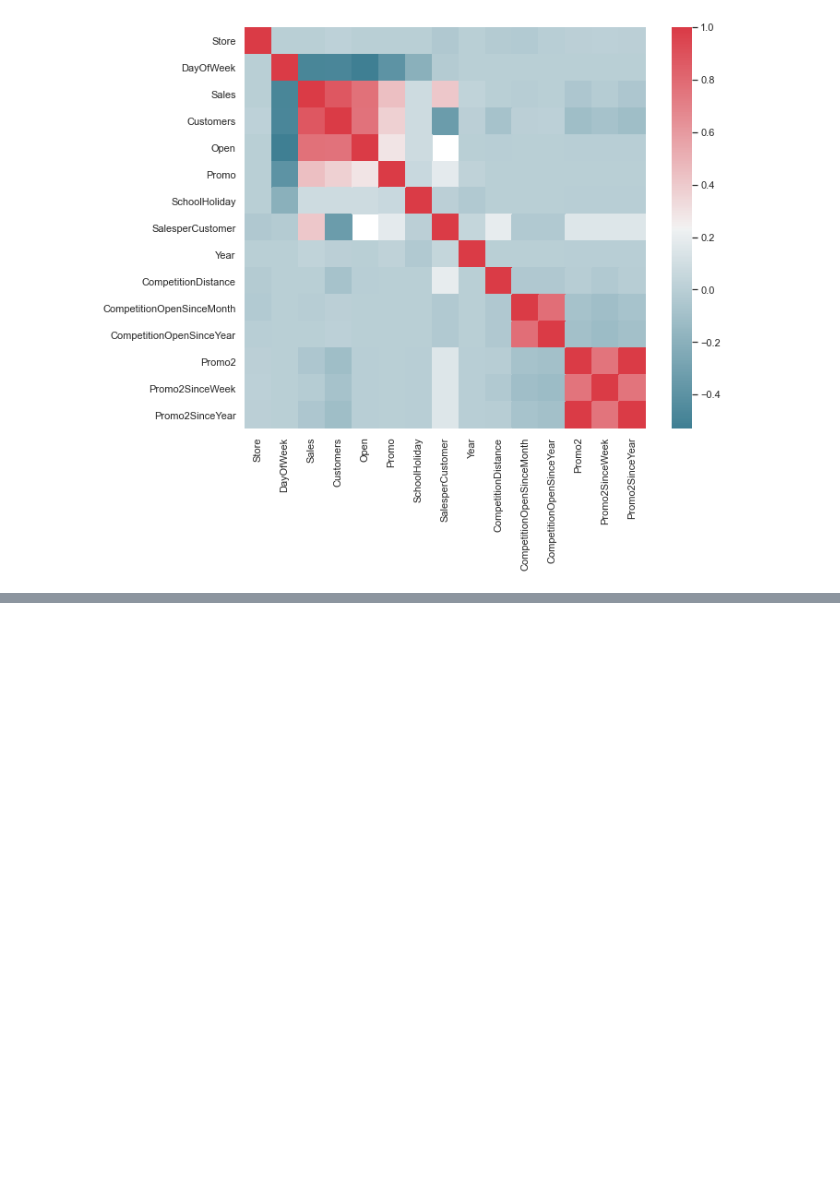
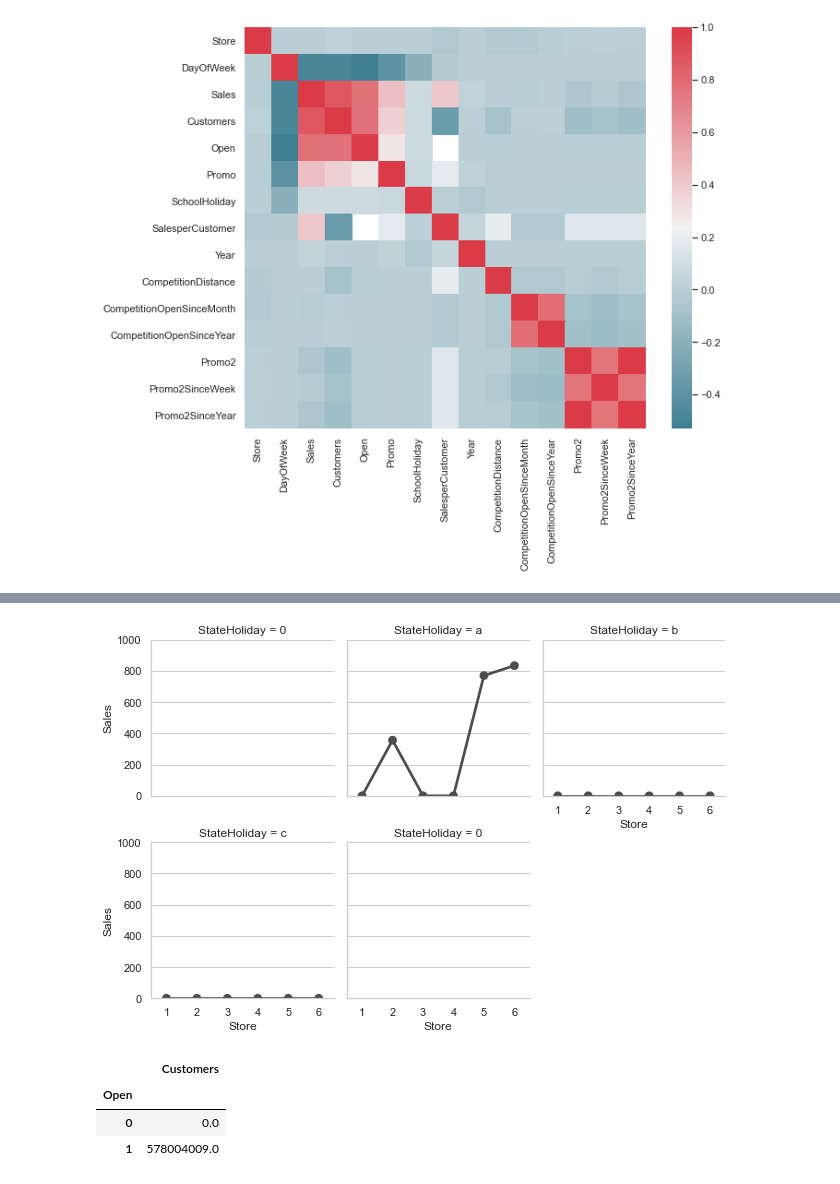
Before and after one commit to smegnshd/Pharmaceutical-Sales-prediction-across-multiple-stores, a Jupyter notebook: sales_prediction.ipynb, the cells around one changed output, grey strips where cells are left out. Cells and saved outputs as stored; diff of their text form; code cells hidden in the pictures; blank space fills up the shorter version.

```diff
--- a/sales_prediction.ipynb
+++ b/sales_prediction.ipynb
@@ -577,3 +587,4 @@ sb.distplot(train_data["Sales"])
 # %%
 #Adding salespercustomer column
 train_data['SalesperCustomer']=train_data['Sales']/train_data['Customers']
+train_data['Salesperstore']=train_data['Sales']/train_data['Store']
@@ -748,0 +800,5 @@ store_train = pd.merge(left = train_data, right = test_data, how = 'inner', left
+# %%
+g = sb.FacetGrid(store_train, col="StateHoliday", col_wrap=3, height=3, ylim=(0, 1000))
+g.map(sb.pointplot, "Store", "Sales", color=".3", ci=None, order = [1,2,3,4,5,6]);
+# %% [output]
+[figure, added]
@@ -748,0 +807,7 @@ store_train = pd.merge(left = train_data, right = test_data, how = 'inner', left
+# %%
+df_testsummary3
+# %% [output]
+|  | Customers |
+| Open |  |
+| 0 | 0.0 |
+| 1 | 578004009.0 |
```
Also changed, not shown: parts of 18 cells of this notebook, 1 other file.
